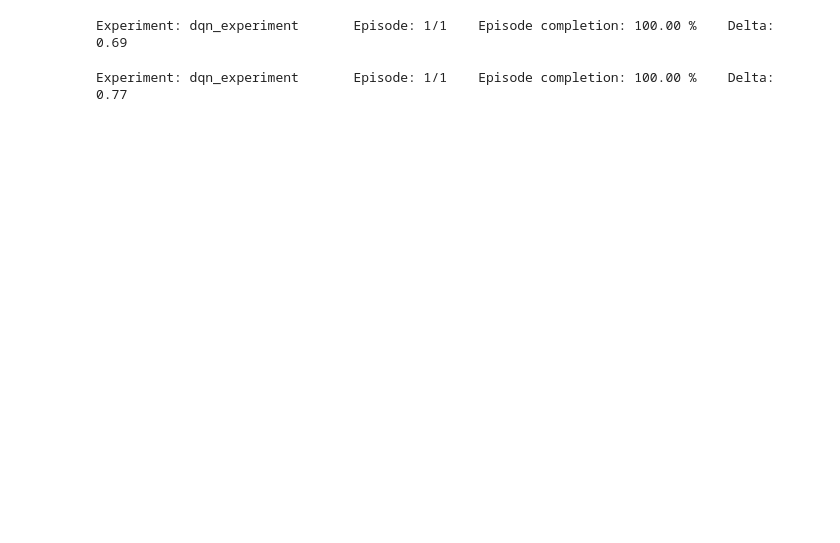
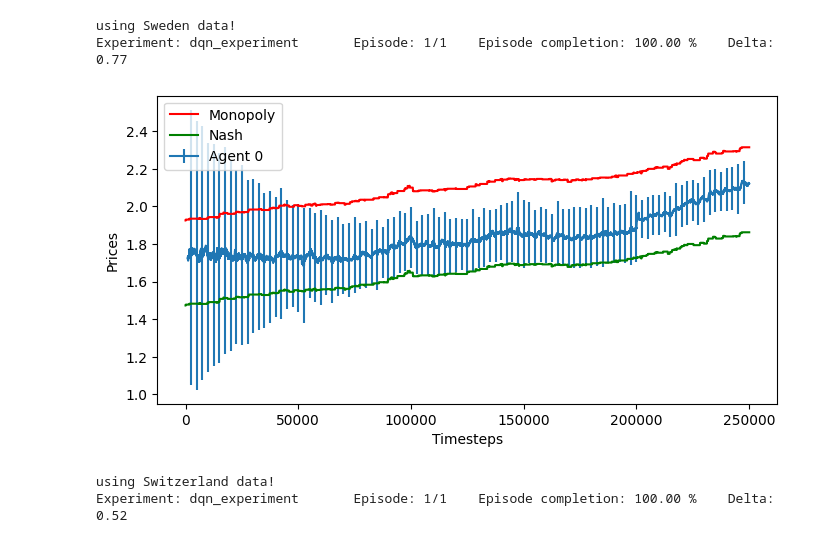
Before and after one commit to sebatinoco/rl_bertrand2, a Jupyter notebook: notebook_profe.ipynb, the cells around one changed output. Saved outputs shown, nothing was run; the diff lists cells and outputs as text; code cells hidden in the pictures; blank space fills up the shorter version.

Commit message:
pre commit to price level implementation

```diff
--- a/notebook_profe.ipynb
+++ b/notebook_profe.ipynb
@@ -29,7 +29,7 @@ dim_actions = 15
 
 #env = LinearBertrandEnv(N, k, rho, timesteps, dim_actions=dim_actions)
 env = BertrandEnv(N, k, rho, timesteps, dim_actions=dim_actions, max_var=2.0, mu = 0.25,
-                  random_state = random_state, use_inflation_data=True, normalize=False)
+                  random_state = random_state, use_inflation_data=True, normalize=True)
 buffer = ReplayBuffer(dim_states, N, buffer_size, sample_size)
 
 agents = [DQNAgent(dim_states, dim_actions, beta = 5e-5, lr = 1e-1, random_state = random_state + _) for _ in range(N)]
@@ -84,35 +84,56 @@ for episode in range(episodes):
 
     # store episode metrics
     prices_history[episode] = np.array(env.prices_history)[-timesteps:]
     actions_history[episode] = np.array(env.action_history)[-timesteps:]
     costs_history[episode] = np.array(env.costs_history)[-timesteps:]
     monopoly_history[episode] = np.array(env.monopoly_history)[-timesteps:]
     nash_history[episode] = np.array(env.nash_history)[-timesteps:]
     rewards_history[episode] = np.array(env.rewards_history)[-timesteps:]
     delta_history[episode] = np.array(env.metric_history)[-timesteps:]
     quantities_history[episode] = np.array(env.quantities_history)[-timesteps:]
     pi_N_history[episode] = np.array(env.pi_N_history)[-timesteps:]
     pi_M_history[episode] = np.array(env.pi_M_history)[-timesteps:]
     A_history[episode] = np.array(env.A_history)[-timesteps:]
 
 prices_history = np.mean(prices_history, axis = 0)
 actions_history = np.mean(actions_history, axis = 0)
 costs_history = np.mean(costs_history, axis = 0)
 monopoly_history = np.mean(monopoly_history, axis = 0)
 nash_history = np.mean(nash_history, axis = 0)
 rewards_history = np.mean(rewards_history, axis = 0)
 delta_history = np.mean(delta_history, axis = 0)
 quantities_history = np.mean(quantities_history, axis = 0)
 pi_N_history = np.mean(pi_N_history, axis = 0)
 pi_M_history = np.mean(pi_M_history, axis = 0)
 A_history = np.mean(A_history, axis = 0) # equal disposition to pay
 
 import pickle
 
-with open('models/agent_3381.pkl', 'wb') as file:
+with open(f'models/agent_{random_state}.pkl', 'wb') as file:
     pickle.dump(agents[0], file)
+
+import matplotlib.pyplot as plt
+from utils.get_plots import get_rolling, get_rolling_std
+
+window_size = 1000
+
+prices_serie = get_rolling(prices_history[:, 0], window_size)
+prices_serie_std = get_rolling_std(prices_history[:, 0], window_size)
+
+series_size = len(prices_serie)
+
+plt.figure(figsize = (8, 4))
+plt.errorbar(range(series_size), prices_serie, prices_serie_std, errorevery=int(0.01 * series_size), label = f'Agent 0')
+plt.plot(monopoly_history, color = 'red', label = 'Monopoly')
+plt.plot(nash_history, color = 'green', label = 'Nash')
+plt.xlabel('Timesteps')
+plt.ylabel('Prices')
+plt.legend()
+plt.savefig(f'figures/simple_experiments/bertrand_dqn_agent-{random_state}.pdf')
 # %% [output]
-Experiment: dqn_experiment       Episode: 1/1    Episode completion: 100.00 %    Delta: 0.69
+using Sweden data!
+Experiment: dqn_experiment       Episode: 1/1    Episode completion: 100.00 %    Delta: 0.77
+[figure, added]
 # %%
 from agents.dqn import DQNAgent
 from agents.sac import SACAgent
@@ -144,7 +165,7 @@ dim_actions = 15
 
 #env = LinearBertrandEnv(N, k, rho, timesteps, dim_actions=dim_actions)
 env = BertrandEnv(N, k, rho, timesteps, dim_actions=dim_actions, max_var=2.0, mu = 0.25,
-                  random_state = random_state, use_inflation_data=True, normalize=False)
+                  random_state = random_state, use_inflation_data=True, normalize=True)
 buffer = ReplayBuffer(dim_states, N, buffer_size, sample_size)
 
 agents = [DQNAgent(dim_states, dim_actions, beta = 5e-5, lr = 1e-1, random_state = random_state + _) for _ in range(N)]
@@ -224,7 +245,27 @@ A_history = np.mean(A_history, axis = 0) # equal disposition to pay
 
 import pickle
 
-with open('models/agent_3382.pkl', 'wb') as file:
+with open(f'models/agent_{random_state}.pkl', 'wb') as file:
     pickle.dump(agents[0], file)
+
+import matplotlib.pyplot as plt
+from utils.get_plots import get_rolling, get_rolling_std
+
+window_size = 1000
+
+prices_serie = get_rolling(prices_history[:, 0], window_size)
+prices_serie_std = get_rolling_std(prices_history[:, 0], window_size)
+
+series_size = len(prices_serie)
+
+plt.figure(figsize = (8, 4))
+plt.errorbar(range(series_size), prices_serie, prices_serie_std, errorevery=int(0.01 * series_size), label = f'Agent 1')
+plt.plot(monopoly_history, color = 'red', label = 'Monopoly')
+plt.plot(nash_history, color = 'green', label = 'Nash')
+plt.xlabel('Timesteps')
+plt.ylabel('Prices')
+plt.legend()
+plt.savefig(f'figures/simple_experiments/bertrand_dqn_agent-{random_state}.pdf')
 # %% [output]
-Experiment: dqn_experiment       Episode: 1/1    Episode completion: 100.00 %    Delta: 0.77
+using Switzerland data!
+Experiment: dqn_experiment       Episode: 1/1    Episode completion: 100.00 %    Delta: 0.52
```
Also changed, not shown: parts of 1 cell of this notebook, 12 other files.
